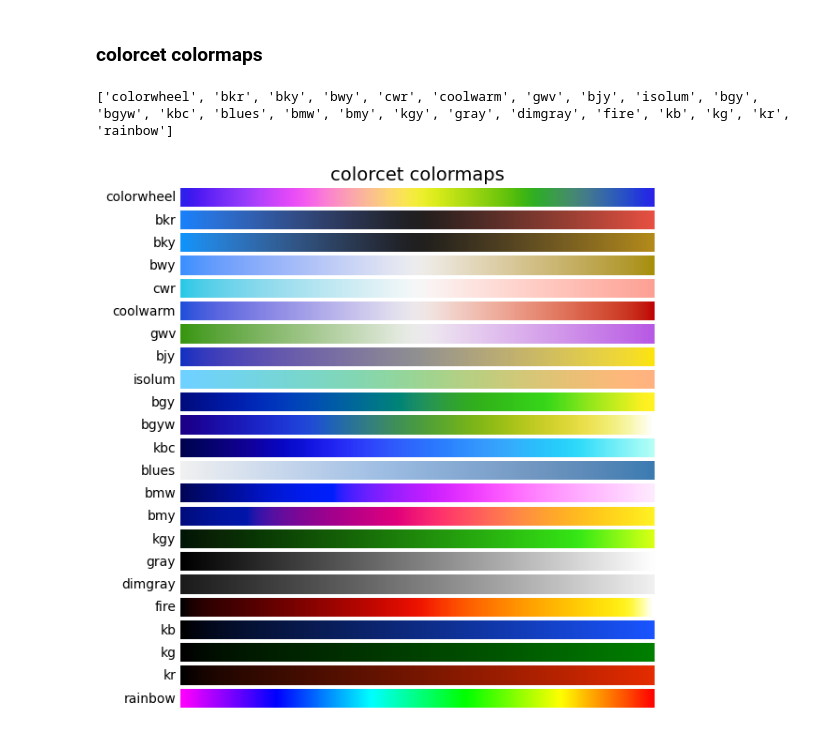
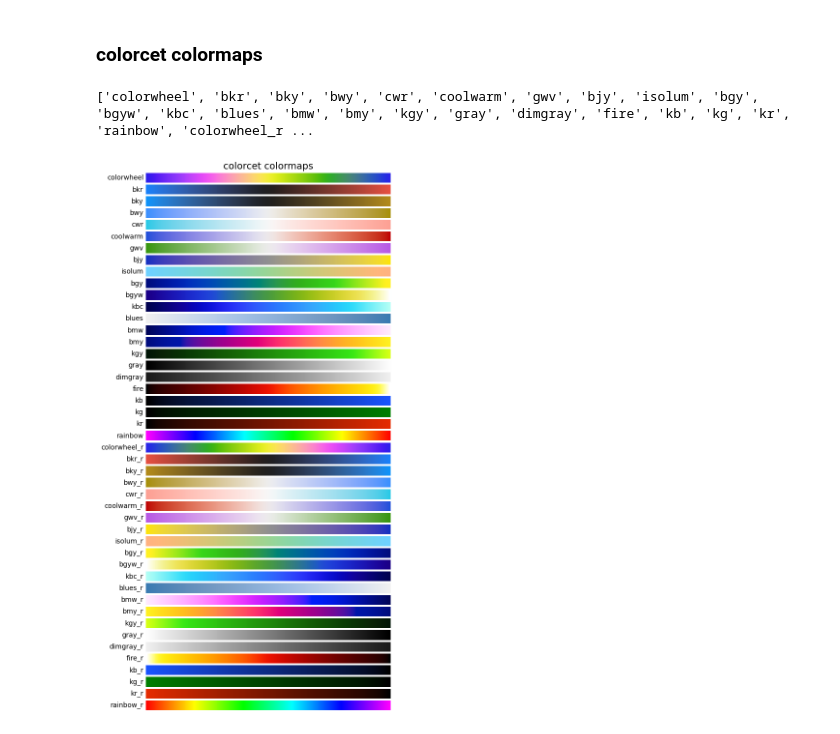
Before and after one commit to Fanchengyan/FanInSAR, a Jupyter notebook: docs/source/user_guide/colormap.ipynb, the cells around one changed output. Drawn from its saved outputs; the diff is of its cells as text; code cells hidden in the pictures.

```diff
--- a/docs/source/user_guide/colormap.ipynb
+++ b/docs/source/user_guide/colormap.ipynb
@@ -107,9 +104,8 @@ print(cmap_list)
 # %% [markdown]
 ### colorcet colormaps
-# %%
-cmap_list = [i for i in cmaps.colorcet.names if not i.endswith("_r")]
-plot_color_gradients("colorcet", cmap_list)
-print(cmap_list)
-# %% [output]
-['colorwheel', 'bkr', 'bky', 'bwy', 'cwr', 'coolwarm', 'gwv', 'bjy', 'isolum', 'bgy', 'bgyw', 'kbc', 'blues', 'bmw', 'bmy', 'kgy', 'gray', 'dimgray', 'fire', 'kb', 'kg', 'kr', 'rainbow']
-[figure, removed]
+# %%
+plot_color_gradients("colorcet", cmaps.colorcet.names)
+print(cmaps.colorcet.names)
+# %% [output]
+['colorwheel', 'bkr', 'bky', 'bwy', 'cwr', 'coolwarm', 'gwv', 'bjy', 'isolum', 'bgy', 'bgyw', 'kbc', 'blues', 'bmw', 'bmy', 'kgy', 'gray', 'dimgray', 'fire', 'kb', 'kg', 'kr', 'rainbow', 'colorwheel_r ...
+[figure, added]
```
Also changed, not shown: parts of 6 cells of this notebook.
